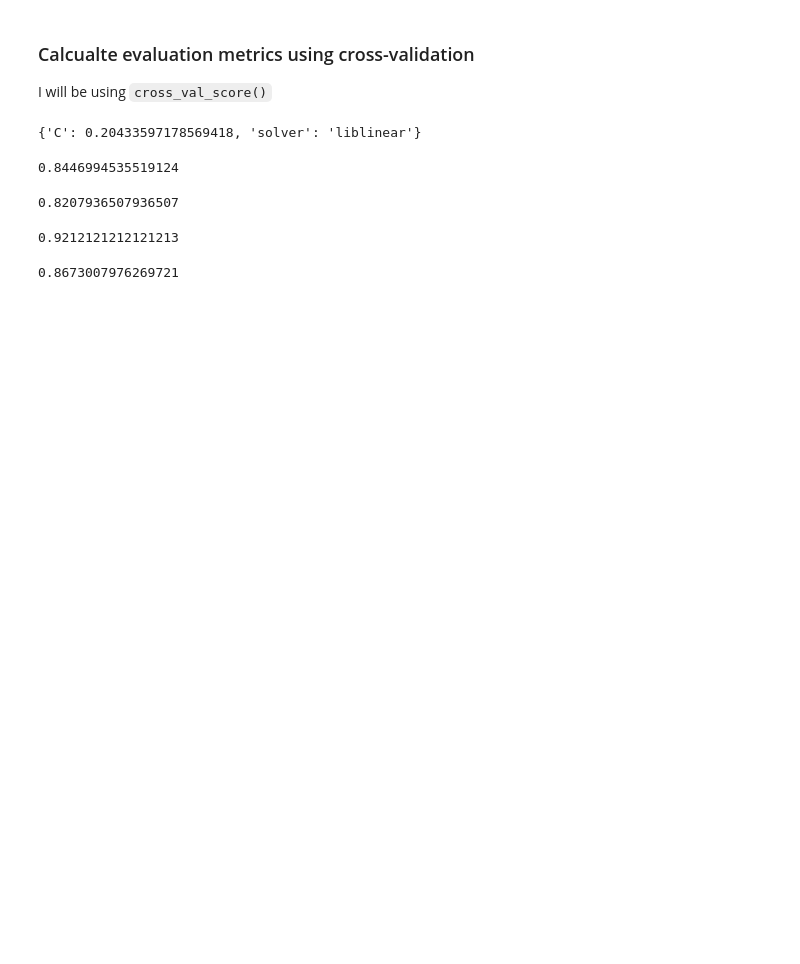
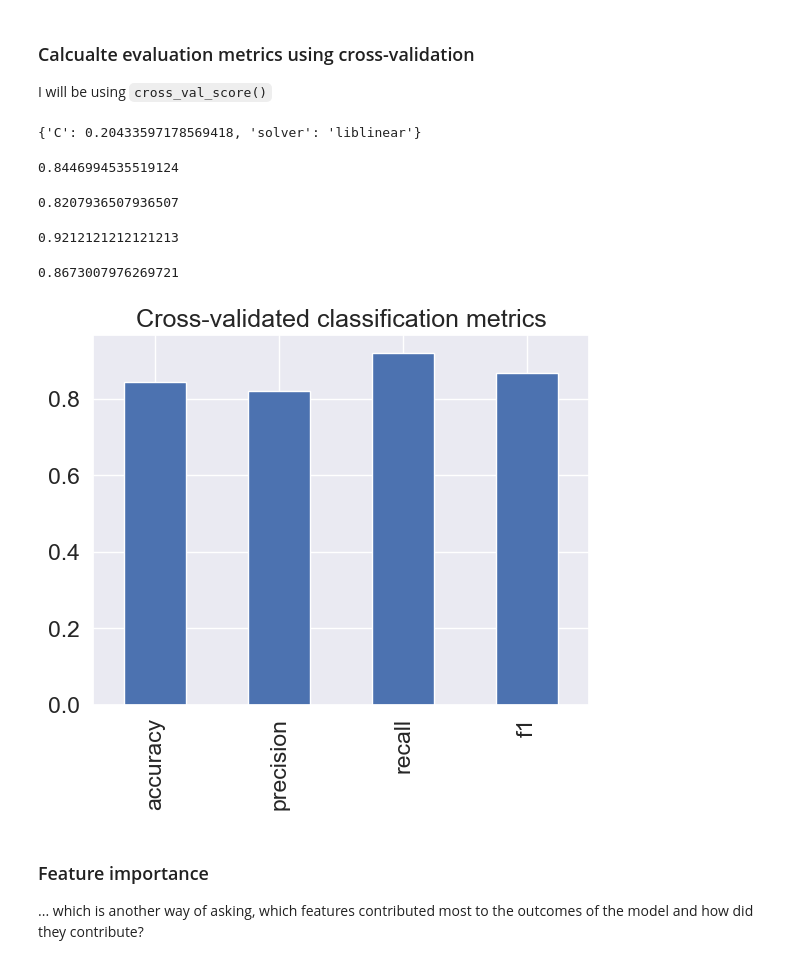
Before and after one commit to r0back55/P1_Sup_Class, a Jupyter notebook: Heart_Disease_Classification.ipynb, the cells around one changed output. Cells and saved outputs as stored; diff of their text form; code cells hidden in the pictures; blank space fills up the shorter version.

```diff
--- a/Heart_Disease_Classification.ipynb
+++ b/Heart_Disease_Classification.ipynb
@@ -764,6 +764,16 @@ cv_f1
 # %%
 # Visualise cross-validation metrics
 cv_metrics = pd.DataFrame({"accuracy": cv_acc,
                           "precision": cv_precision,
                           "recall": cv_recall,
-                          "f1": cv_f1})
+                          "f1": cv_f1},
+                         index=[0])
+
+cv_metrics.T.plot.bar(title="Cross-validated classification metrics",
+                     legend=False);
+# %% [output]
+[figure, added]
+# %% [markdown]
+### Feature importance
+
+... which is another way of asking, which features contributed most to the outcomes of the model and how did they contribute?
```
Also changed, not shown: parts of 11 cells of this notebook.
